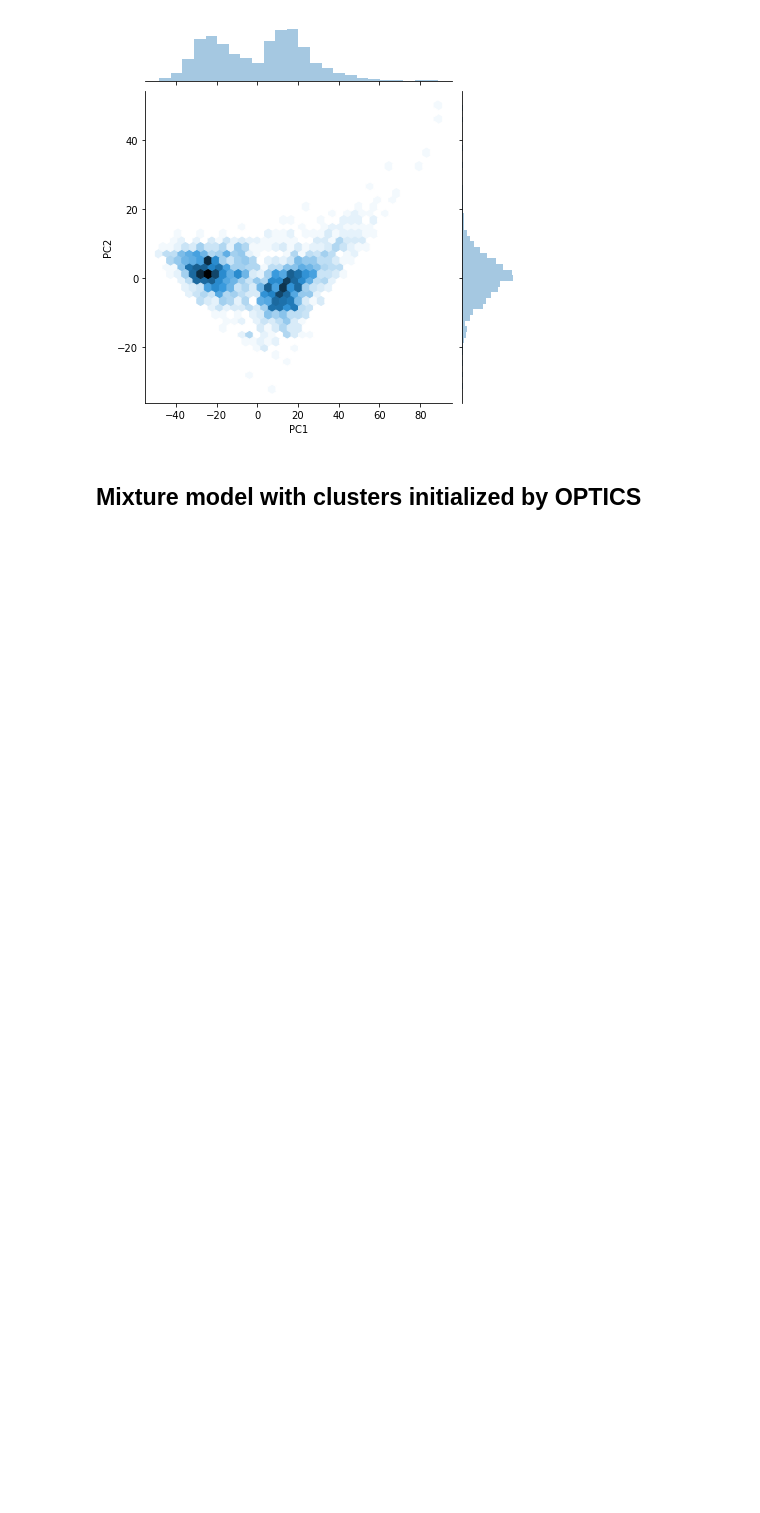
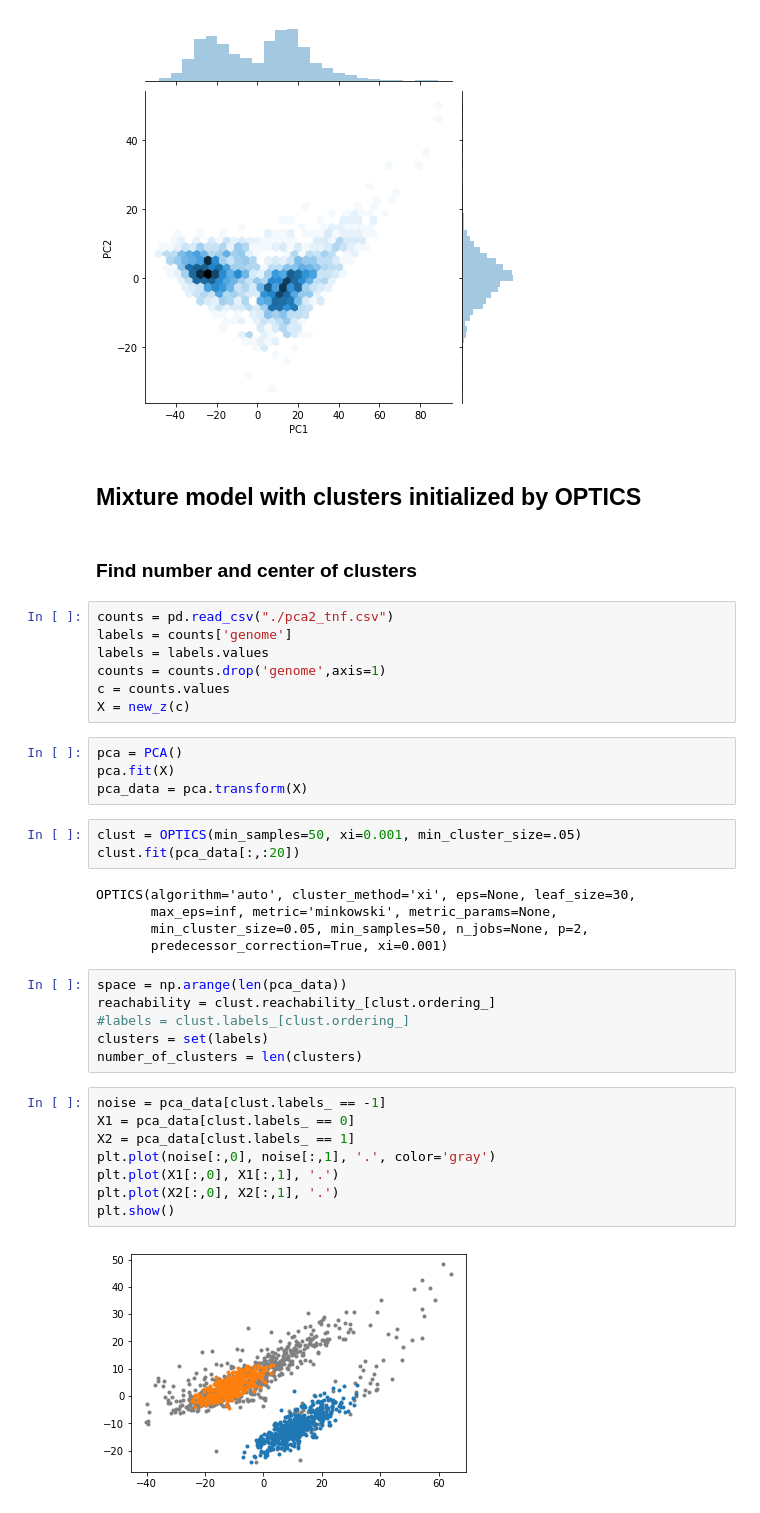
Before and after one commit to KubaWojciechowski/MetaBinQ, a Jupyter notebook: multinomial_mixture.ipynb, the cells around one changed output. Saved outputs shown, nothing was run; the diff lists cells and outputs as text; blank space fills up the shorter version.

```diff
--- a/multinomial_mixture.ipynb
+++ b/multinomial_mixture.ipynb
@@ -116,3 +133,40 @@ sns.jointplot(x='PC1', y='PC2', data=pca_df, kind="hex")
 [figure]
 # %% [markdown]
 ## Mixture model with clusters initialized by OPTICS
+# %% [markdown]
+### Find number and center of clusters
+# %%
+counts = pd.read_csv("./pca2_tnf.csv")
+labels = counts['genome']
+labels = labels.values
+counts = counts.drop('genome',axis=1)
+c = counts.values
+X = new_z(c)
+# %%
+pca = PCA()
+pca.fit(X)
+pca_data = pca.transform(X)
+# %%
+clust = OPTICS(min_samples=50, xi=0.001, min_cluster_size=.05)
+clust.fit(pca_data[:,:20])
+# %% [output]
+OPTICS(algorithm='auto', cluster_method='xi', eps=None, leaf_size=30,
+       max_eps=inf, metric='minkowski', metric_params=None,
+       min_cluster_size=0.05, min_samples=50, n_jobs=None, p=2,
+       predecessor_correction=True, xi=0.001)
+# %%
+space = np.arange(len(pca_data))
+reachability = clust.reachability_[clust.ordering_]
+#labels = clust.labels_[clust.ordering_]
+clusters = set(labels)
+number_of_clusters = len(clusters)
+# %%
+noise = pca_data[clust.labels_ == -1]
+X1 = pca_data[clust.labels_ == 0]
+X2 = pca_data[clust.labels_ == 1]
+plt.plot(noise[:,0], noise[:,1], '.', color='gray')
+plt.plot(X1[:,0], X1[:,1], '.')
+plt.plot(X2[:,0], X2[:,1], '.')
+plt.show()
+# %% [output]
+[figure, added]
```
Also changed, not shown: parts of 15 cells of this notebook, 1 other file.
